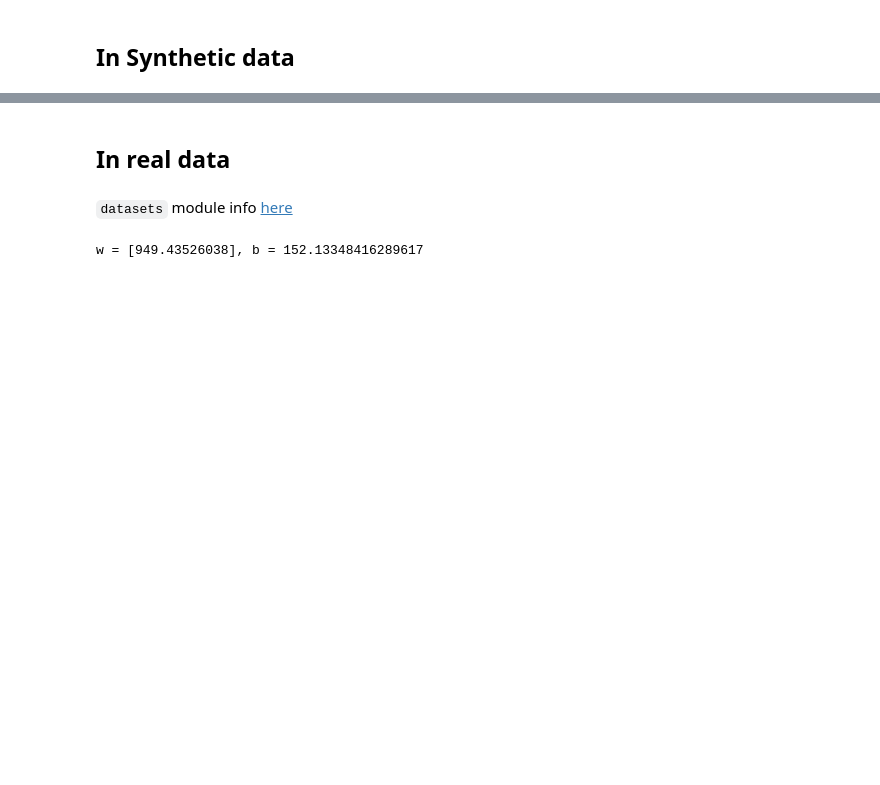
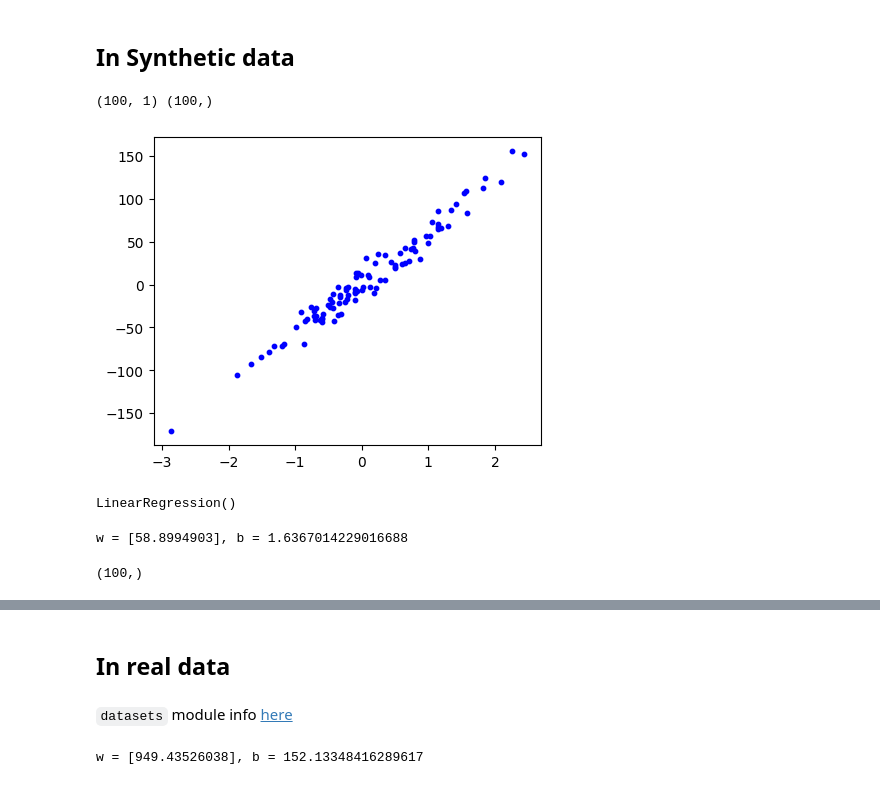
Before and after one commit to rubenfonnegra/machine_learning, a Jupyter notebook: Sem_03/Linear_Reg.ipynb, the cells around one changed output, grey strips where cells are left out. Cells and saved outputs as stored; diff of their text form; code cells hidden in the pictures; blank space fills up the shorter version.

```diff
--- a/Sem_03/Linear_Reg.ipynb
+++ b/Sem_03/Linear_Reg.ipynb
@@ -48,21 +68,30 @@ ax.plot ( _ , _ , color = 'red')
 from sklearn.datasets import make_regression
 from sklearn.linear_model import LinearRegression
 # %%
-X, y = make_regression(n_samples = _ , n_features = 1, noise = 10, random_state = _ )
+X, y = make_regression(n_samples = 100 , n_features = 1, noise = 10, random_state = 5 )
 
-_, ax = plt.subplots (figsize=( _ , _ ))
-ax.scatter( _ , _ , c = 'b')
+_, ax = plt.subplots (figsize=( 5 , 4 ))
+ax.scatter( X , y , s =10, c = 'b')
 print (X.shape, y.shape)
+# %% [output]
+(100, 1) (100,)
+[figure, added]
+# %%
+linear_regression = LinearRegression()
+linear_regression.fit( X.reshape(-1,1) , y )
+# %% [output]
+LinearRegression()
 # %%
-linear_regression = LinearRegression()
-linear_regression.fit( _ , _ )
-
 # Imprimir los valores estimados para compararlos respecto a los originales
 print ("w = " + str(linear_regression.coef_) + ", b = " + str(linear_regression.intercept_))
+# %% [output]
+w = [58.8994903], b = 1.6367014229016688
 # %%
 # Nueva muestra. Imprime el valor correspondiente de y
 new_sample = np.array([1])
 
 # Predecir la nueva muestra. Imprimir la prediccion
-prediction = linear_regression.predict( _ )
-print (prediction)
+predictions = linear_regression.predict( X.reshape(-1,1) )
+print (predictions.shape)
+# %% [output]
+(100,)
```
Also changed, not shown: parts of 7 cells of this notebook, 2 other files.
